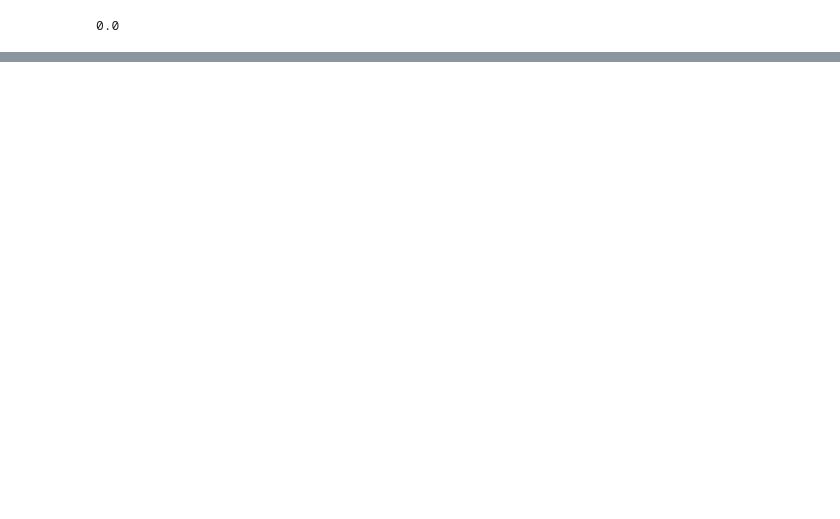
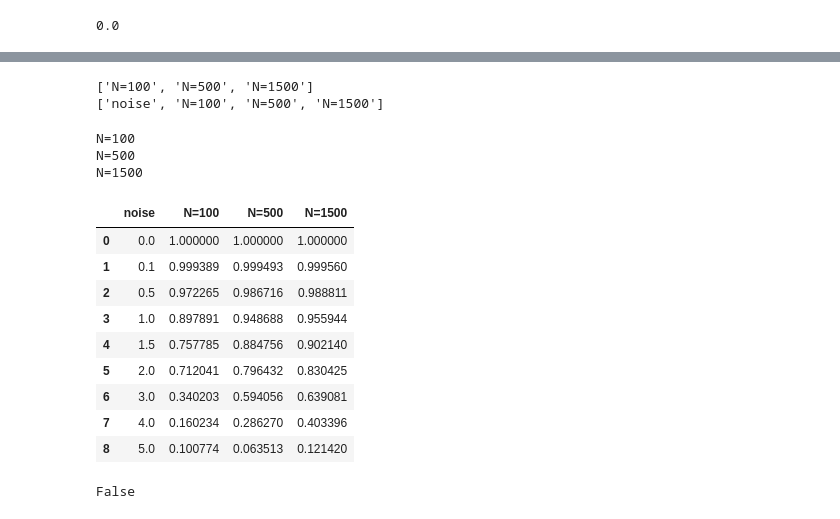
Before and after one commit to JuArce/SS_TP2, a Jupyter notebook: data_analysis/PolarizationExporter.ipynb, the cells around one changed output, grey strips where cells are left out. Cells and saved outputs as stored; diff of their text form; code cells hidden in the pictures; blank space fills up the shorter version.

```diff
--- a/data_analysis/PolarizationExporter.ipynb
+++ b/data_analysis/PolarizationExporter.ipynb
@@ -79,2 +104,3 @@ final_df_csv = final_df
 # %%
-final_df.to_csv(f"./resources/observable_t_N_{N}_L{L}.csv")
+for i,final_df in enumerate(w_final_df):
+    final_df.to_csv(f"./resources/observable_t_N_{N[i]}_L{L}.csv")
@@ -98,6 +128,6 @@ final_df
 mean_list = []
 aux_num_files = list(noises)
 for n in aux_num_files:
-    mean_list.append(final_df[f'n={n}'].mean())
+    mean_list.append(w_final_df[f'n={n}'].mean())
 mean_list
 # %% [output]
@@ -128,0 +143,9 @@ mean_df
+# %%
+mean_list = []
+aux_num_files = list(noises)
+for final_df in w_final_df:
+    aux_mean_list = []
+    for n in aux_num_files:
+        aux_mean_list.append(final_df[f'n={n}'].loc[1000:].mean())
+    mean_list.append(aux_mean_list)
+mean_list
@@ -129,3 +170,41 @@ mean_df
+# %%
+aux = []
+for i in N:
+    aux.append(f'N={i}')
+print(aux)
+col = ["noise"]
+col.extend(aux)
+print(col)
+# %% [output]
+['N=100', 'N=500', 'N=1500']
+['noise', 'N=100', 'N=500', 'N=1500']
+# %%
+mean_df = pd.DataFrame(columns=col)
+mean_df["noise"] = noises
+for i,key in enumerate(aux):
+    print(key)
+    mean_df[key] = mean_list[i]
+mean_df
+# %% [output]
+N=100
+N=500
+N=1500
+|  | noise | N=100 | N=500 | N=1500 |
+| 0 | 0.0 | 1.000000 | 1.000000 | 1.000000 |
+| 1 | 0.1 | 0.999389 | 0.999493 | 0.999560 |
+| 2 | 0.5 | 0.972265 | 0.986716 | 0.988811 |
+| 3 | 1.0 | 0.897891 | 0.948688 | 0.955944 |
+| 4 | 1.5 | 0.757785 | 0.884756 | 0.902140 |
+| 5 | 2.0 | 0.712041 | 0.796432 | 0.830425 |
+| 6 | 3.0 | 0.340203 | 0.594056 | 0.639081 |
+| 7 | 4.0 | 0.160234 | 0.286270 | 0.403396 |
+| 8 | 5.0 | 0.100774 | 0.063513 | 0.121420 |
 # %%
 mean_df.to_csv(f"./resources/observable_n_N_{N}_L{L}.csv",index=False)
+# %%
+w_list_final_data = []
+num_files = list(noises)
+print(len(num_files) == len(w_data_files))
+# %% [output]
+False
 # %%
```
Also changed, not shown: parts of 17 cells of this notebook.
